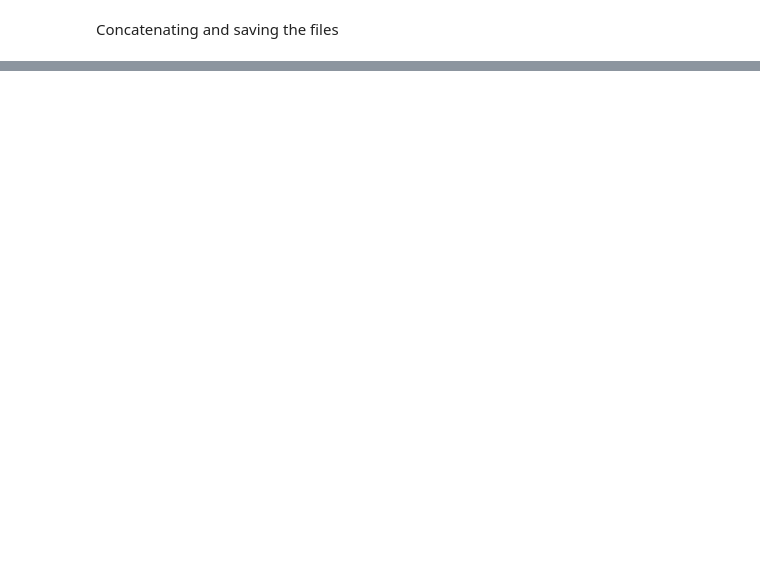
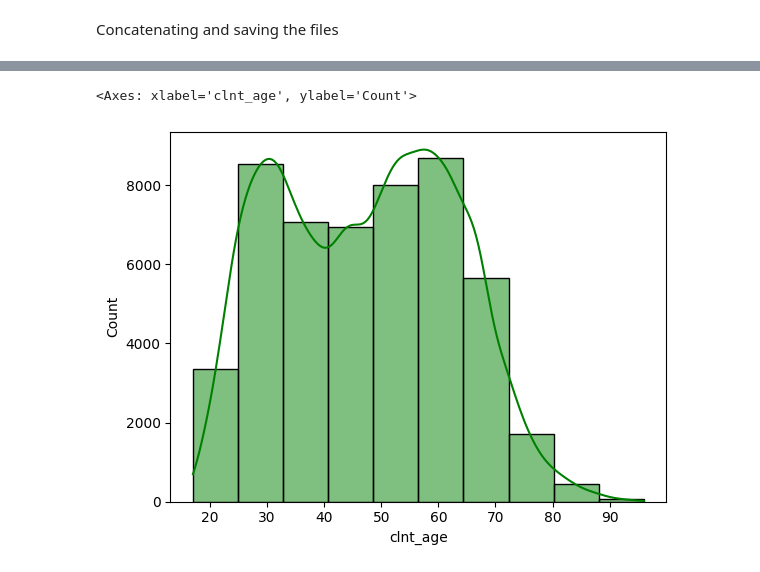
Before and after one commit to Ironhack-DA-Course/proj-vanguard-abtest, a Jupyter notebook: notebooks/Jesus_Notebook.ipynb, the cells around one changed output, grey strips where cells are left out. Drawn from its saved outputs; the diff is of its cells as text; code cells hidden in the pictures; blank space fills up the shorter version.

```diff
--- a/notebooks/Jesus_Notebook.ipynb
+++ b/notebooks/Jesus_Notebook.ipynb
@@ -28,0 +194,5 @@ final_demo.to_csv('../data/raw/df_final_demo_concat.csv')
+# %%
+sns.histplot(data=test['clnt_age'], kde= True,legend=False, bins=10, color='Green')
+# %% [output]
+<Axes: xlabel='clnt_age', ylabel='Count'>
+[figure, added]
```
Also changed, not shown: parts of 18 cells of this notebook, 1 other file.
